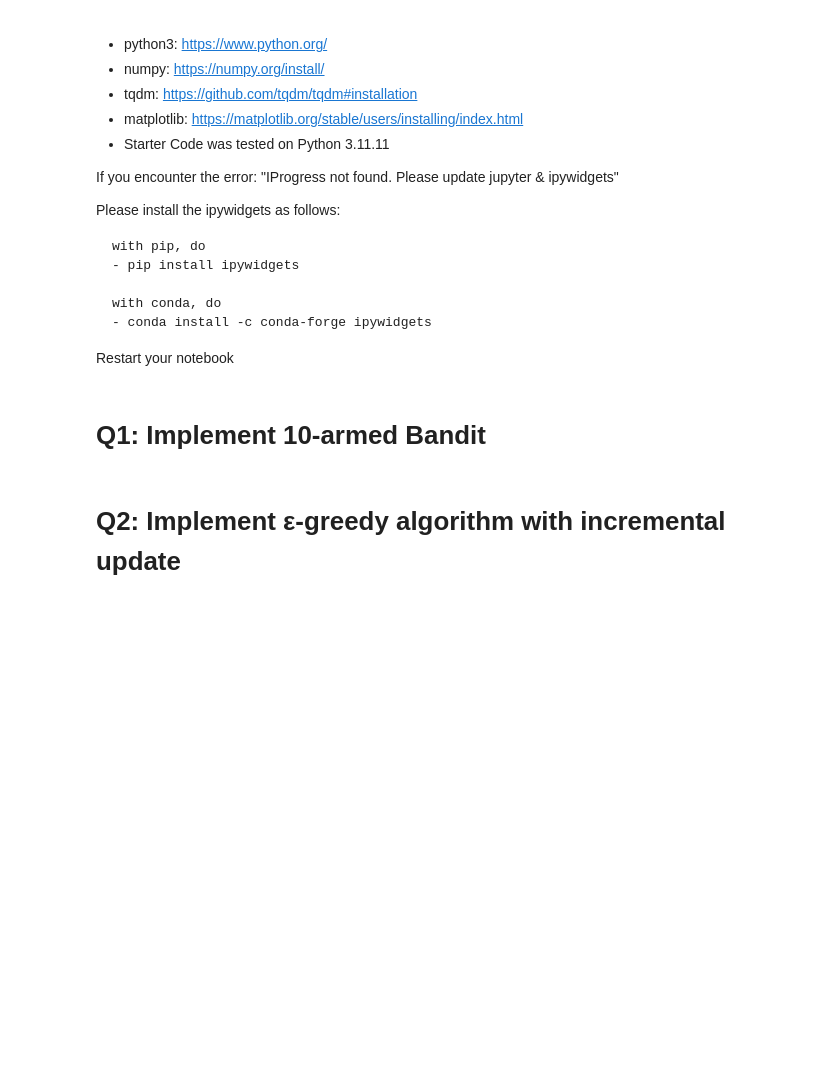
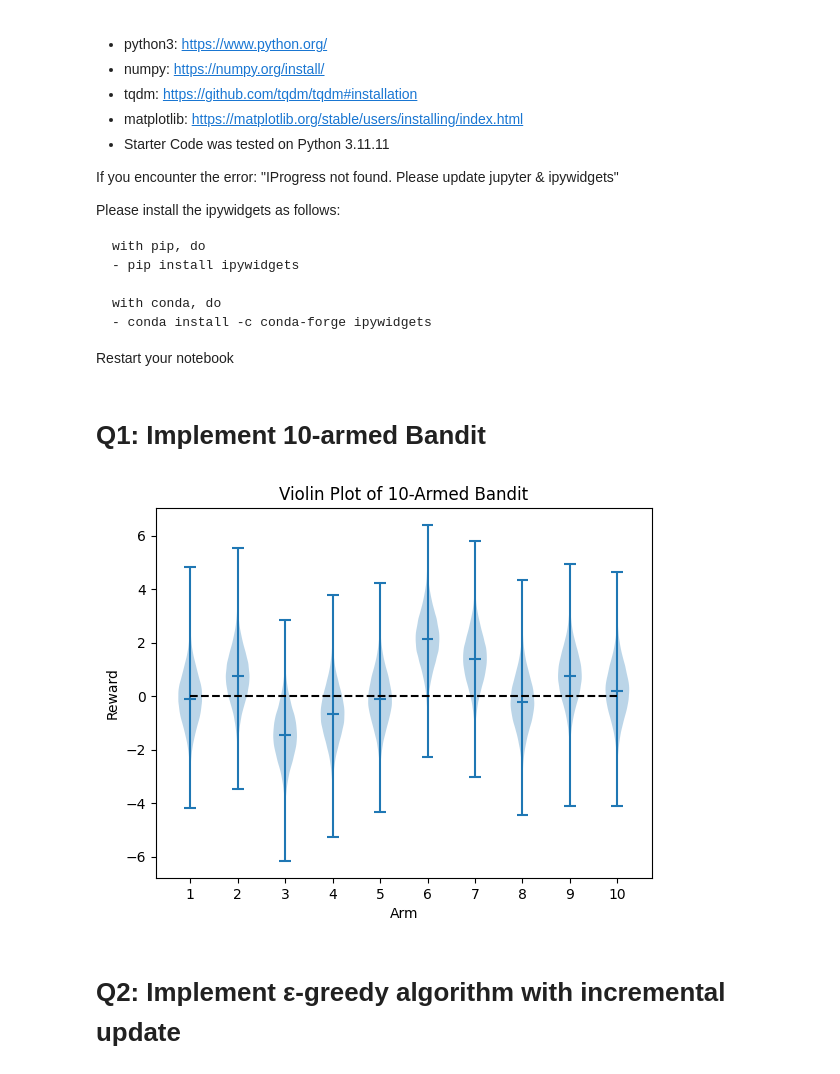
Before and after one commit to dbcometto/cs5180rl, a Jupyter notebook: homework/ex1_26spring.ipynb, the cells around one changed output. Saved outputs shown, nothing was run; the diff lists cells and outputs as text; code cells hidden in the pictures; blank space fills up the shorter version.

```diff
--- a/homework/ex1_26spring.ipynb
+++ b/homework/ex1_26spring.ipynb
@@ -110,22 +113,45 @@ def plot_curves(arr_list, legend_list, color_list, upper_bound, ylabel):
 # %%
 def MultiArmBandit(k: int, num_samples: int):
     """Q4
 
     Structure:
         1. Create multi-armed bandit env
         2. Pull each arm `num_samples` times and record the rewards
         3. Plot the rewards (e.g. violinplot, stripplot)
 
     Args:
         k (int): Number of arms in bandit environment
         num_samples (int): number of samples to take for each arm
     """
 
     env = Bandit(k=k)
     env.reset()
 
     # TODO
-    pass
+    rewards = []
+
+    for arm in tqdm(range(k), desc="Run trial",position=0):
+        rewards.append([])
+        for i in range(num_samples):
+            reward = env.step(arm)
+            rewards[arm].append(reward)
+
+    fig, ax = plt.subplots()
+    ax.violinplot(rewards,showmeans=True)
+    ax.plot([1,k],[0,0],'k--')
+    ax.set_title(f"Violin Plot of {k}-Armed Bandit")
+    ax.set_ylabel("Reward")
+    ax.set_xlabel("Arm")
+    ax.set_xticks([k+1 for k in range(k)])
+
+
+    plt.show()
+
+if __name__=="__main__":
+    np.random.seed(2025)
+    MultiArmBandit(10,100000)
+# %% [output]
+[figure, added]
 # %% [markdown]
 # Q2: Implement ε-greedy algorithm with incremental update
 # %% [markdown]
```
Also changed, not shown: parts of 23 cells of this notebook.
